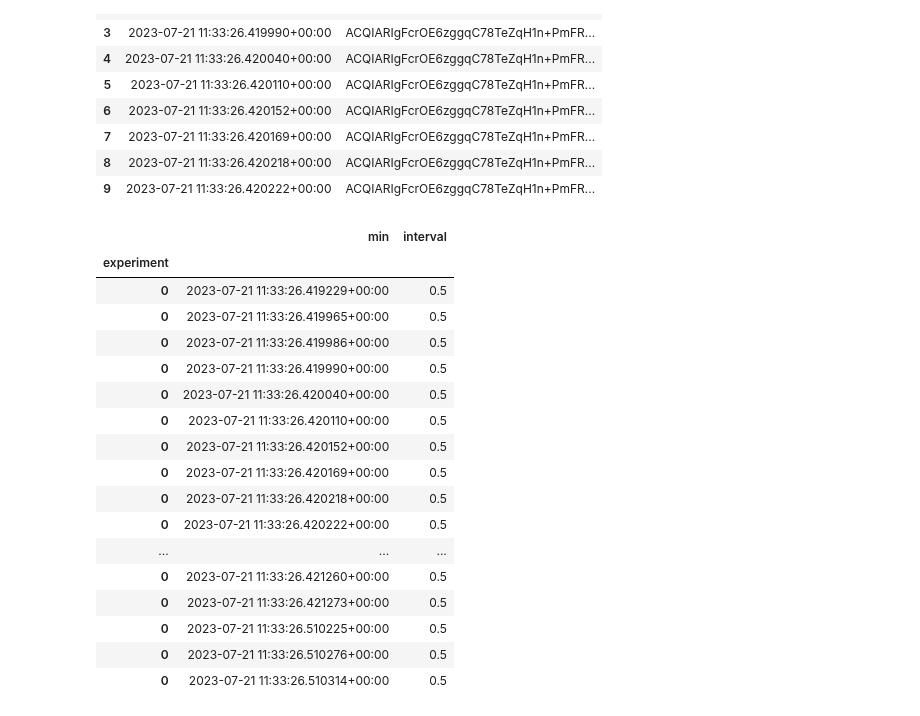
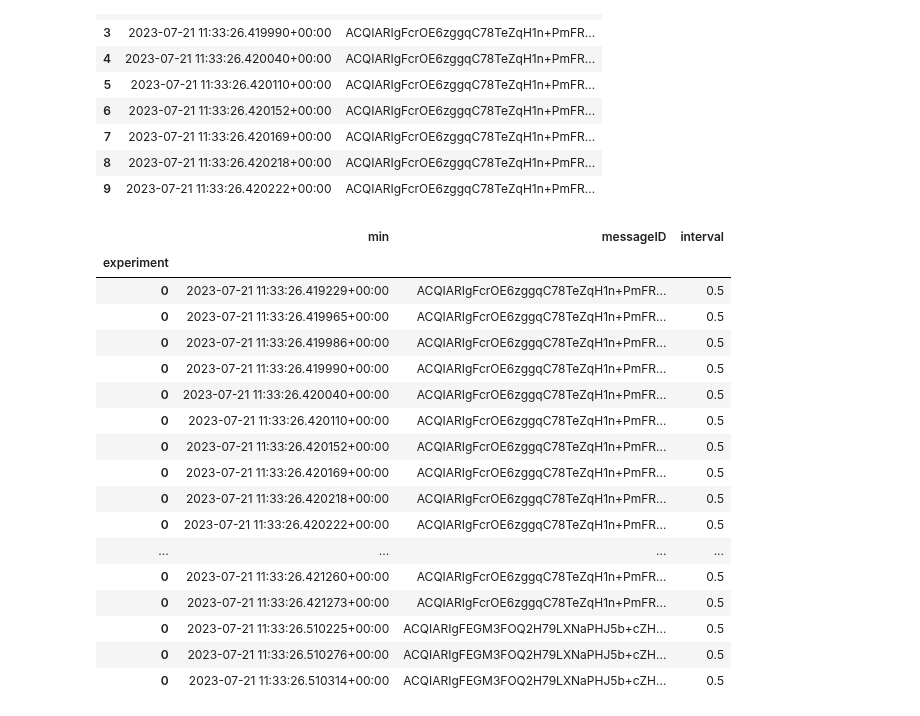
Before and after one commit to FlavScheidt/flexi-pipe, a Jupyter notebook: data/MessageOverheadByInterval.ipynb, the cells around one changed output. Saved outputs shown, nothing was run; the diff lists cells and outputs as text; code cells hidden in the pictures.

```diff
--- a/data/MessageOverheadByInterval.ipynb
+++ b/data/MessageOverheadByInterval.ipynb
@@ -175,44 +176,44 @@ df.head(10)
 # %%
 #Make the db in memory
 conn = sqlite3.connect(':memory:')
 #write the tables
 df.to_sql('df', conn, index=False)
 expTime.to_sql('expTime', conn, index=False)
 
 qry = '''
     select
         df._time,
         df.messageID,
         expTime.experiment,
         expTime.interval
     from
         df join expTime on
         df._time between expTime.start and expTime.end
     '''
 dfNew = pd.read_sql_query(qry, conn)
 
-dfNew = dfNew.set_index('experiment').rename(columns={"_time": "min"}).drop(columns=["messageID"])
+dfNew = dfNew.set_index('experiment').rename(columns={"_time": "min"})#.drop(columns=["messageID"])
 
 dfNew['min'] = pd.to_datetime(dfNew["min"], format='mixed')
 # dfNew['_min'] = pd.to_datetime(dfNew["_min"])
 
 dfNew.head(20)
 # %% [output]
-|  | min | interval |
-| experiment |  |  |
-| 0 | 2023-07-21 11:33:26.419229+00:00 | 0.5 |
-| 0 | 2023-07-21 11:33:26.419965+00:00 | 0.5 |
-| 0 | 2023-07-21 11:33:26.419986+00:00 | 0.5 |
-| 0 | 2023-07-21 11:33:26.419990+00:00 | 0.5 |
-| 0 | 2023-07-21 11:33:26.420040+00:00 | 0.5 |
-| 0 | 2023-07-21 11:33:26.420110+00:00 | 0.5 |
-| 0 | 2023-07-21 11:33:26.420152+00:00 | 0.5 |
-| 0 | 2023-07-21 11:33:26.420169+00:00 | 0.5 |
-| 0 | 2023-07-21 11:33:26.420218+00:00 | 0.5 |
-| 0 | 2023-07-21 11:33:26.420222+00:00 | 0.5 |
-| ... | ... | ... |
-| 0 | 2023-07-21 11:33:26.421260+00:00 | 0.5 |
-| 0 | 2023-07-21 11:33:26.421273+00:00 | 0.5 |
-| 0 | 2023-07-21 11:33:26.510225+00:00 | 0.5 |
-| 0 | 2023-07-21 11:33:26.510276+00:00 | 0.5 |
-| 0 | 2023-07-21 11:33:26.510314+00:00 | 0.5 |
+|  | min | messageID | interval |
+| experiment |  |  |  |
+| 0 | 2023-07-21 11:33:26.419229+00:00 | ACQIARIgFcrOE6zggqC78TeZqH1n+PmFR... | 0.5 |
+| 0 | 2023-07-21 11:33:26.419965+00:00 | ACQIARIgFcrOE6zggqC78TeZqH1n+PmFR... | 0.5 |
+| 0 | 2023-07-21 11:33:26.419986+00:00 | ACQIARIgFcrOE6zggqC78TeZqH1n+PmFR... | 0.5 |
+| 0 | 2023-07-21 11:33:26.419990+00:00 | ACQIARIgFcrOE6zggqC78TeZqH1n+PmFR... | 0.5 |
+| 0 | 2023-07-21 11:33:26.420040+00:00 | ACQIARIgFcrOE6zggqC78TeZqH1n+PmFR... | 0.5 |
+| 0 | 2023-07-21 11:33:26.420110+00:00 | ACQIARIgFcrOE6zggqC78TeZqH1n+PmFR... | 0.5 |
+| 0 | 2023-07-21 11:33:26.420152+00:00 | ACQIARIgFcrOE6zggqC78TeZqH1n+PmFR... | 0.5 |
+| 0 | 2023-07-21 11:33:26.420169+00:00 | ACQIARIgFcrOE6zggqC78TeZqH1n+PmFR... | 0.5 |
+| 0 | 2023-07-21 11:33:26.420218+00:00 | ACQIARIgFcrOE6zggqC78TeZqH1n+PmFR... | 0.5 |
+| 0 | 2023-07-21 11:33:26.420222+00:00 | ACQIARIgFcrOE6zggqC78TeZqH1n+PmFR... | 0.5 |
+| ... | ... | ... | ... |
+| 0 | 2023-07-21 11:33:26.421260+00:00 | ACQIARIgFcrOE6zggqC78TeZqH1n+PmFR... | 0.5 |
+| 0 | 2023-07-21 11:33:26.421273+00:00 | ACQIARIgFcrOE6zggqC78TeZqH1n+PmFR... | 0.5 |
+| 0 | 2023-07-21 11:33:26.510225+00:00 | ACQIARIgFEGM3FOQ2H79LXNaPHJ5b+cZH... | 0.5 |
+| 0 | 2023-07-21 11:33:26.510276+00:00 | ACQIARIgFEGM3FOQ2H79LXNaPHJ5b+cZH... | 0.5 |
+| 0 | 2023-07-21 11:33:26.510314+00:00 | ACQIARIgFEGM3FOQ2H79LXNaPHJ5b+cZH... | 0.5 |
```
Also changed, not shown: parts of 6 cells of this notebook.
